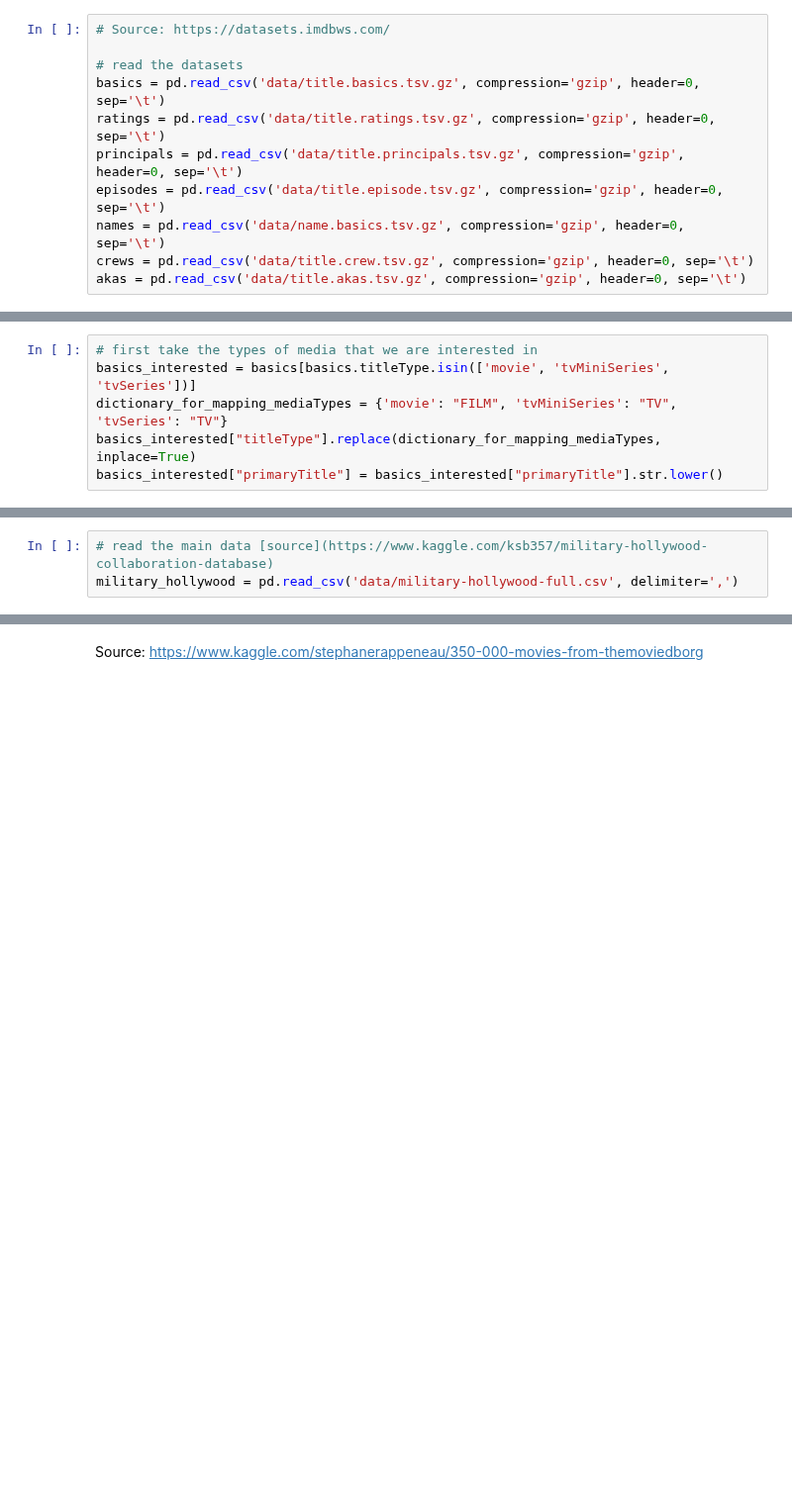
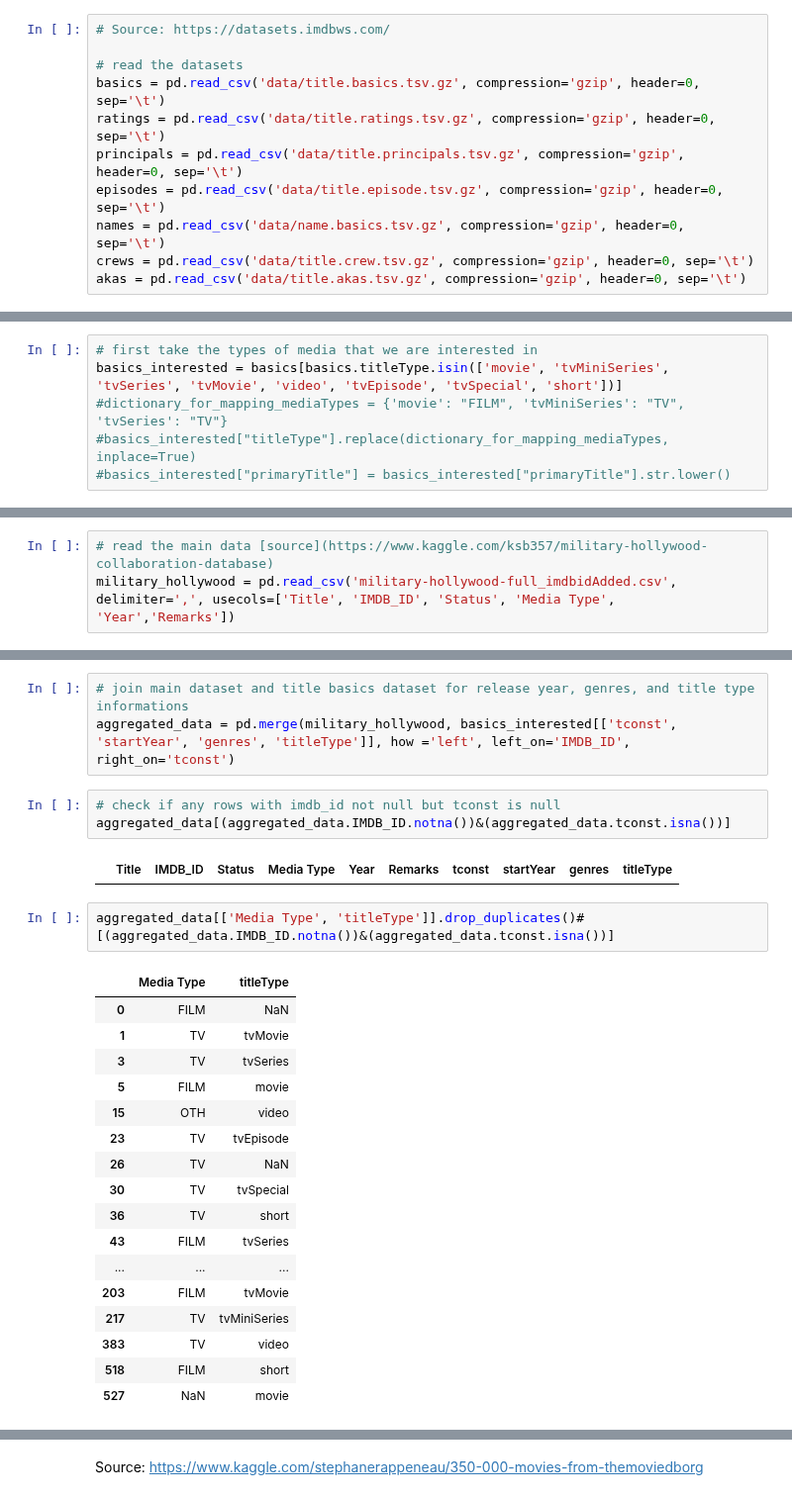
Before and after one commit to ravinitheshreddy/SubtlePropaganda, a Jupyter notebook: data_preparation.ipynb, the cells around one changed output, grey strips where cells are left out. Shown at 99% size. Cells and saved outputs as stored; diff of their text form; blank space fills up the shorter version.

```diff
--- a/data_preparation.ipynb
+++ b/data_preparation.ipynb
@@ -34,6 +52,6 @@ akas = pd.read_csv('data/title.akas.tsv.gz', compression='gzip', header=0, sep='
 # %%
 # first take the types of media that we are interested in
-basics_interested = basics[basics.titleType.isin(['movie', 'tvMiniSeries', 'tvSeries'])]
-dictionary_for_mapping_mediaTypes = {'movie': "FILM", 'tvMiniSeries': "TV", 'tvSeries': "TV"}
-basics_interested["titleType"].replace(dictionary_for_mapping_mediaTypes, inplace=True)
-basics_interested["primaryTitle"] = basics_interested["primaryTitle"].str.lower()
+basics_interested = basics[basics.titleType.isin(['movie', 'tvMiniSeries', 'tvSeries', 'tvMovie', 'video', 'tvEpisode', 'tvSpecial', 'short'])]
+#dictionary_for_mapping_mediaTypes = {'movie': "FILM", 'tvMiniSeries': "TV", 'tvSeries': "TV"}
+#basics_interested["titleType"].replace(dictionary_for_mapping_mediaTypes, inplace=True)
+#basics_interested["primaryTitle"] = basics_interested["primaryTitle"].str.lower()
@@ -57,3 +58,3 @@ def dequote(s):
 # %%
 # read the main data [source](https://www.kaggle.com/ksb357/military-hollywood-collaboration-database)
-military_hollywood = pd.read_csv('data/military-hollywood-full.csv', delimiter=',')
+military_hollywood = pd.read_csv('military-hollywood-full_imdbidAdded.csv', delimiter=',', usecols=['Title', 'IMDB_ID', 'Status', 'Media Type', 'Year','Remarks'])
@@ -133,0 +74,28 @@ military_hollywood_imdbid
+# %%
+# join main dataset and title basics dataset for release year, genres, and title type informations
+aggregated_data = pd.merge(military_hollywood, basics_interested[['tconst', 'startYear', 'genres', 'titleType']], how ='left', left_on='IMDB_ID', right_on='tconst')
+# %%
+# check if any rows with imdb_id not null but tconst is null
+aggregated_data[(aggregated_data.IMDB_ID.notna())&(aggregated_data.tconst.isna())]
+# %% [output]
+|  | Title | IMDB_ID | Status | Media Type | Year | Remarks | tconst | startYear | genres | titleType |
+# %%
+aggregated_data[['Media Type', 'titleType']].drop_duplicates()#[(aggregated_data.IMDB_ID.notna())&(aggregated_data.tconst.isna())]
+# %% [output]
+|  | Media Type | titleType |
+| 0 | FILM | NaN |
+| 1 | TV | tvMovie |
+| 3 | TV | tvSeries |
+| 5 | FILM | movie |
+| 15 | OTH | video |
+| 23 | TV | tvEpisode |
+| 26 | TV | NaN |
+| 30 | TV | tvSpecial |
+| 36 | TV | short |
+| 43 | FILM | tvSeries |
+| ... | ... | ... |
+| 203 | FILM | tvMovie |
+| 217 | TV | tvMiniSeries |
+| 383 | TV | video |
+| 518 | FILM | short |
+| 527 | NaN | movie |
```
Also changed, not shown: parts of 27 cells of this notebook.
